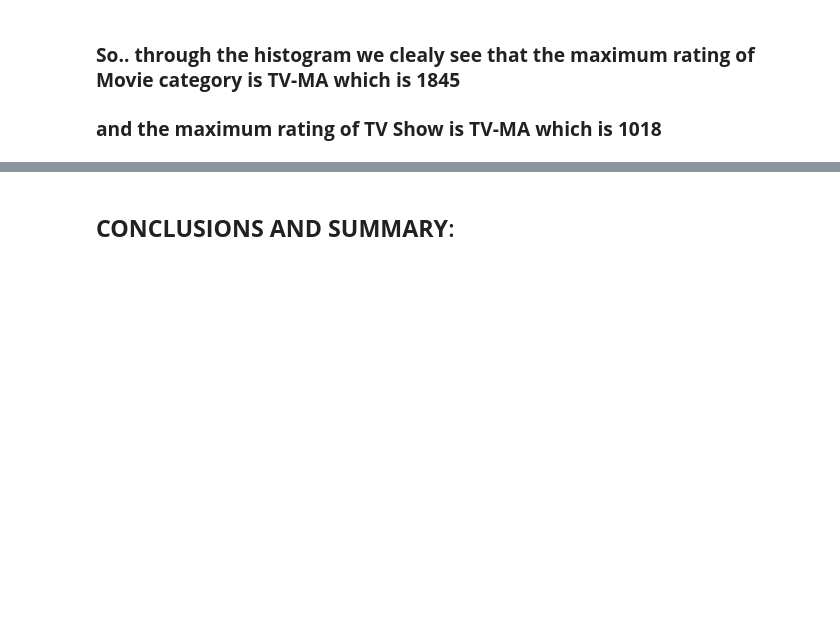
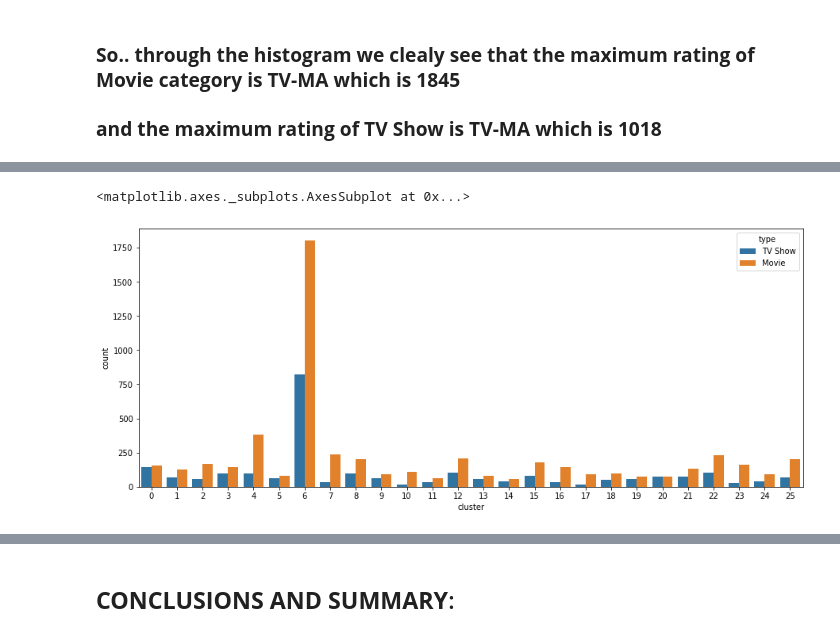
Before and after one commit to spradeepgit/NETFLIX-MOVIES-AND-TV-SHOWS-CLUSTERING, a Jupyter notebook: NETFLIX_MOVIES_AND_TV_SHOWS_CLUSTERING.ipynb, the cells around one changed output, grey strips where cells are left out. Drawn from its saved outputs; the diff is of its cells as text; code cells hidden in the pictures; blank space fills up the shorter version.

```diff
--- a/NETFLIX_MOVIES_AND_TV_SHOWS_CLUSTERING.ipynb
+++ b/NETFLIX_MOVIES_AND_TV_SHOWS_CLUSTERING.ipynb
@@ -504,0 +662,4 @@ xlabel='country'
+# %%
+#training the K-means model on a dataset
+kmeans = KMeans(n_clusters= 26, init='k-means++', random_state= 42)
+y_predict= kmeans.fit_predict(X)
@@ -504,0 +681,3 @@ xlabel='country'
+# %%
+#Adding a seperate column for the cluster
+netflix_df["cluster"] = y_predict
@@ -504,0 +704,6 @@ xlabel='country'
+# %%
+fig, ax = plt.subplots(figsize=(15,6))
+sns.countplot(x='cluster', hue='type',lw=5, data=netflix_df, ax=ax)
+# %% [output]
+<matplotlib.axes._subplots.AxesSubplot at 0x...>
+[figure, added]
```
Also changed, not shown: parts of 27 cells of this notebook.
